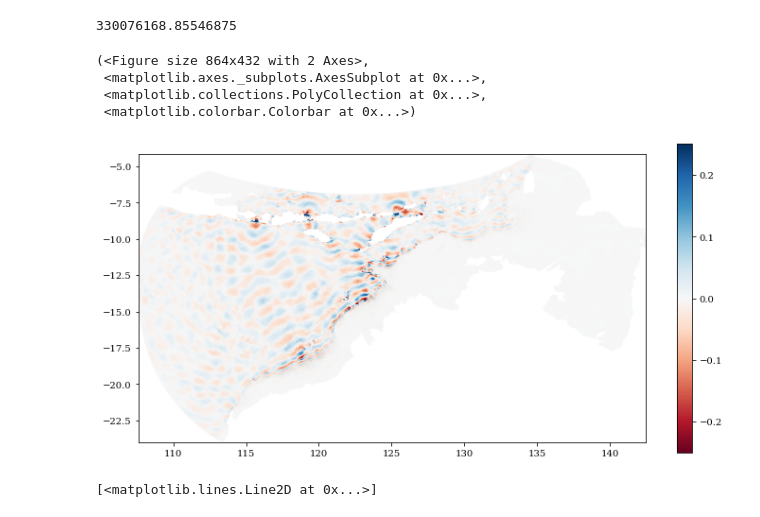
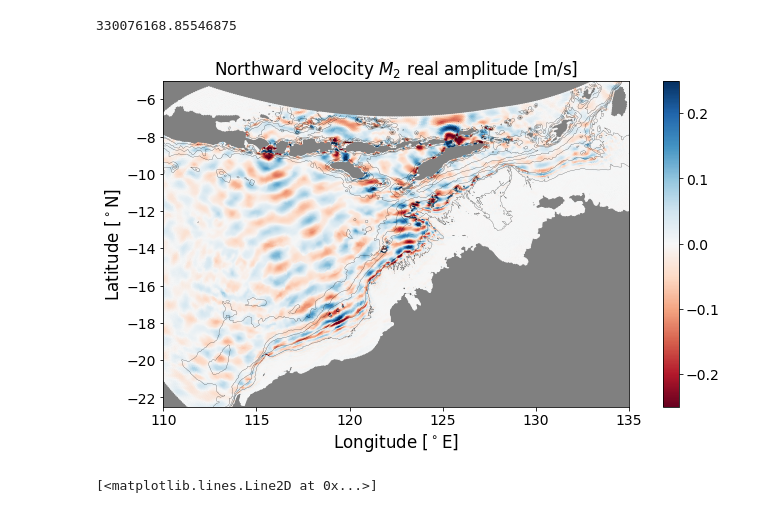
Before and after one commit to mrayson/iwatlas, a Jupyter notebook: sandpit/test_velocity_calc.ipynb, the cells around one changed output. Saved outputs shown, nothing was run; the diff lists cells and outputs as text; code cells hidden in the pictures.

```diff
--- a/sandpit/test_velocity_calc.ipynb
+++ b/sandpit/test_velocity_calc.ipynb
@@ -52,6 +52,11 @@ import numpy as np
 from scipy.interpolate import interp1d
 
 import matplotlib.pyplot as plt
+# %%
+from matplotlib import rcParams
+
+rcParams["font.size"] = "14"
+rcParams['axes.labelsize']='large'
 # %%
 def calc_coriolis(latdeg):
     omega = 2*np.pi/86400.
@@ -198,15 +203,21 @@ ssh.Ac.max()
 #     u[ii,:] = calc_u_complex(eta_re_dx+1j*eta_im_dx, eta_re_dy+1j*eta_im_dy, omega[ii], f_cor)
 #     v[ii,:] = calc_v_complex(eta_re_dx+1j*eta_im_dx, eta_re_dy+1j*eta_im_dy, omega[ii], f_cor)
 u,v, omega = extract_hc_uv_spatial(ssh)
-# %%
-plt.figure(figsize=(12,6))
-ssh.plotcelldata(np.imag(v[10,:]) , cmap='RdBu', vmin=-0.25, vmax=0.25)
-# %% [output]
-(<Figure size 864x432 with 2 Axes>,
- <matplotlib.axes._subplots.AxesSubplot at 0x...>,
- <matplotlib.collections.PolyCollection at 0x...>,
- <matplotlib.colorbar.Colorbar at 0x...>)
-[figure, removed]
+# %%
+plt.figure(figsize=(12,6))
+ax=plt.subplot(111,facecolor='0.5')
+
+ssh.plotcelldata(np.imag(v[3,:]) , cmap='RdBu', vmin=-0.25, vmax=0.25)
+
+ssh.contourf(ssh._ds['dv'], [100, 200,  500, 1000, 2000], colors='k', linewidths=0.2, filled=False, colorbar=False)
+plt.xlim(110,135)
+plt.ylim(-22.5,-5)
+plt.title('Northward velocity $M_2$ real amplitude [m/s]')
+plt.ylabel('Latitude [$^\circ$N]')
+plt.xlabel('Longitude [$^\circ$E]')
+plt.savefig('../docs/images/velocity_example.png')
+# %% [output]
+[figure, added]
 # %%
 # Do a time-series prediction of the amplitude (Note that this needs to be multiplied by the modal function gradient to get u(z))
 
```
Also changed, not shown: 3 other files.
